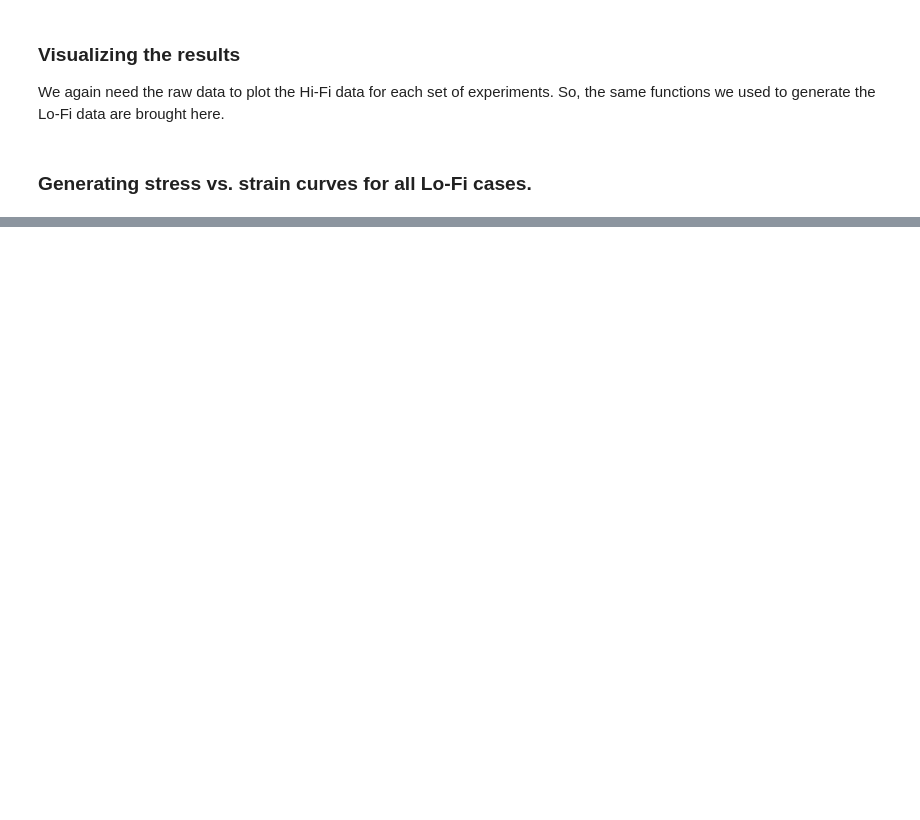
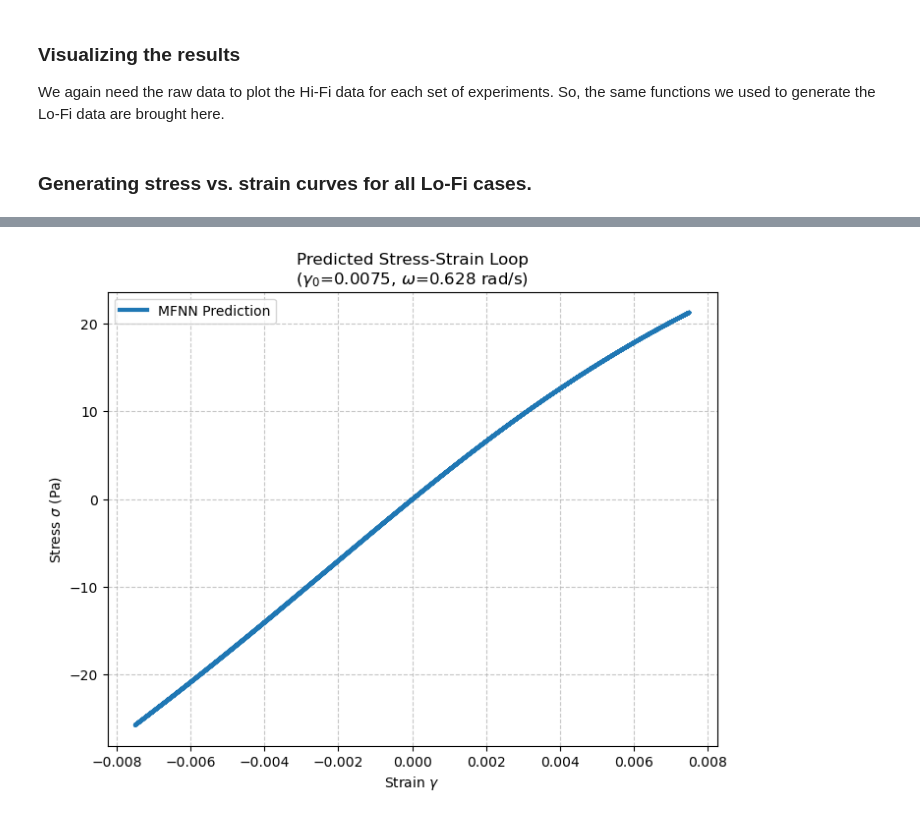
Before and after one commit to alan-ze/PunLab, a Jupyter notebook: mfnn/notebooks/Main_MFNN_SAOS.ipynb, the cells around one changed output, grey strips where cells are left out. Saved outputs shown, nothing was run; the diff lists cells and outputs as text; code cells hidden in the pictures; blank space fills up the shorter version.

```diff
--- a/mfnn/notebooks/Main_MFNN_SAOS.ipynb
+++ b/mfnn/notebooks/Main_MFNN_SAOS.ipynb
@@ -537,0 +597,39 @@ with pd.ExcelWriter(now+".xlsx") as writer:
+# %%
+custom_G0 = 0.0075        # Oscillation amplitude (strain)
+custom_omega = .628     # Angular frequency (rad/s)
+num_points = 200       # Resolution of the curve
+
+# Make data for one full cycle (0 to 2*pi/omega)
+t_custom = np.linspace(0, 8 * np.pi / custom_omega, num_points)
+st_custom = custom_G0 * np.sin(custom_omega * t_custom)
+sr_custom = custom_G0 * custom_omega * np.cos(custom_omega * t_custom)
+w_custom = np.full_like(t_custom, custom_omega)
+g0_vec_custom = np.full_like(t_custom, custom_G0)
+
+# Prepare and Normalize Input
+# Inputs: [Strain, StrainRate, AngFreq, G0]
+X_custom = np.column_stack([st_custom, sr_custom, w_custom, g0_vec_custom])
+
+# Use the normalize_data function
+y_placeholder = np.zeros((num_points, 1))
+X_custom_norm, _ = normalize_data(X_custom, y_placeholder, norm)
+
+# Predict
+y_LF_custom = model_LF(X_custom_norm)
+X_MF_custom = np.column_stack((X_custom_norm, y_LF_custom))
+y_MF_custom = model_HF_nl(X_MF_custom) + model_HF_l(X_MF_custom)
+
+# 4. Denormalize Stress
+y_MF_custom_denorm = y_MF_custom.numpy() * norm[-1]
+
+# 5. Plotting
+plt.figure(figsize=(8, 6))
+plt.plot(st_custom, y_MF_custom_denorm, color='tab:blue', lw=3, label=f'MFNN Prediction')
+plt.title(f'Predicted Stress-Strain Loop\n($\gamma_0$={custom_G0}, $\omega$={custom_omega} rad/s)')
+plt.xlabel('Strain $\gamma$')
+plt.ylabel('Stress $\sigma$ (Pa)')
+plt.grid(True, linestyle='--', alpha=0.7)
+plt.legend()
+plt.show()
+# %% [output]
+[figure, added]
```
Also changed, not shown: parts of 6 cells of this notebook, 6 other files.
